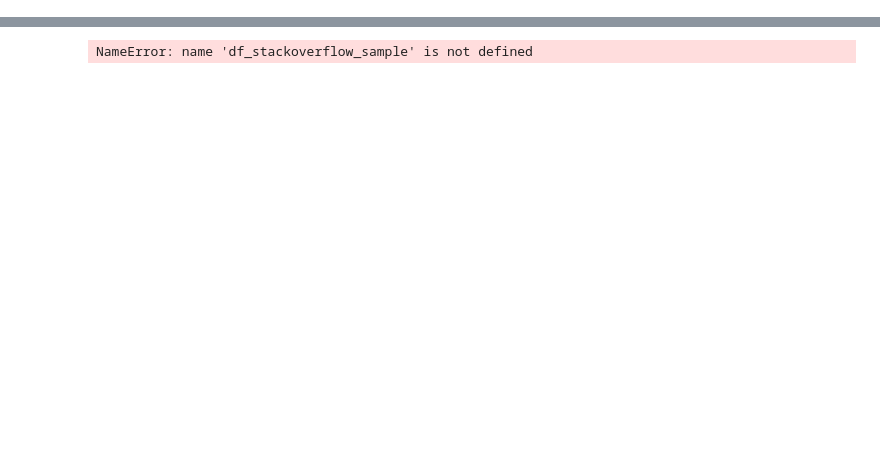
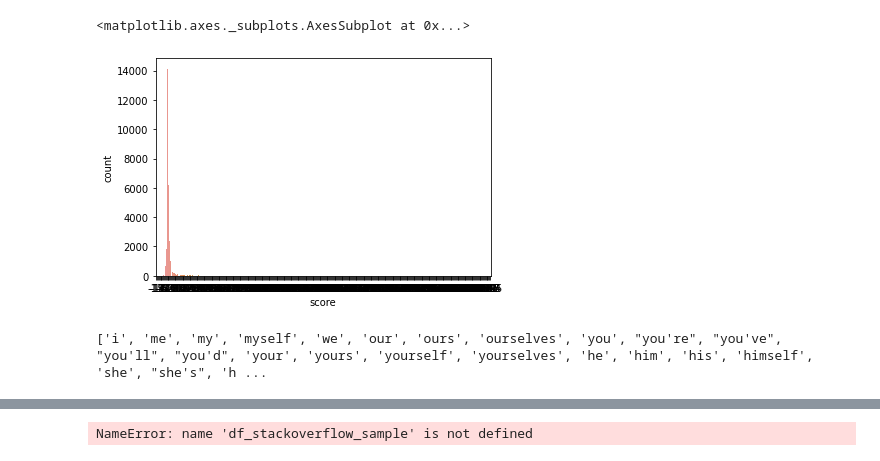
Before and after one commit to HDMax93/FrauenLoop_NLP_Project_2020, a Jupyter notebook: src/data/preprocessing.ipynb, the cells around one changed output, grey strips where cells are left out. Cells and saved outputs as stored; diff of their text form; code cells hidden in the pictures; blank space fills up the shorter version.

```diff
--- a/src/data/preprocessing.ipynb
+++ b/src/data/preprocessing.ipynb
@@ -20,0 +54,2 @@ warnings.filterwarnings("ignore")
+# %%
+stackoverflow = pd.read_csv("/Users/HenriekeMax/Documents/Career_Development/GitHub/FrauenLoop_NLP_Project_2020/data/raw/stackoverflow_raw_sample.csv")
@@ -20,0 +104,7 @@ warnings.filterwarnings("ignore")
+# %%
+#### Histogram of distribution of outcome column "score"
+
+sns.countplot(x='score', data=stackoverflow)
+# %% [output]
+<matplotlib.axes._subplots.AxesSubplot at 0x...>
+[figure, added]
@@ -21,3 +115,7 @@ warnings.filterwarnings("ignore")
+# %%
+print(stopwords)
+# %% [output]
+['i', 'me', 'my', 'myself', 'we', 'our', 'ours', 'ourselves', 'you', "you're", "you've", "you'll", "you'd", 'your', 'yours', 'yourself', 'yourselves', 'he', 'him', 'his', 'himself', 'she', "she's", 'h ...
 # %%
 ### Verify that spaCy was installed and that models and data were successfully downloaded
 
```
Also changed, not shown: parts of 40 cells of this notebook.
